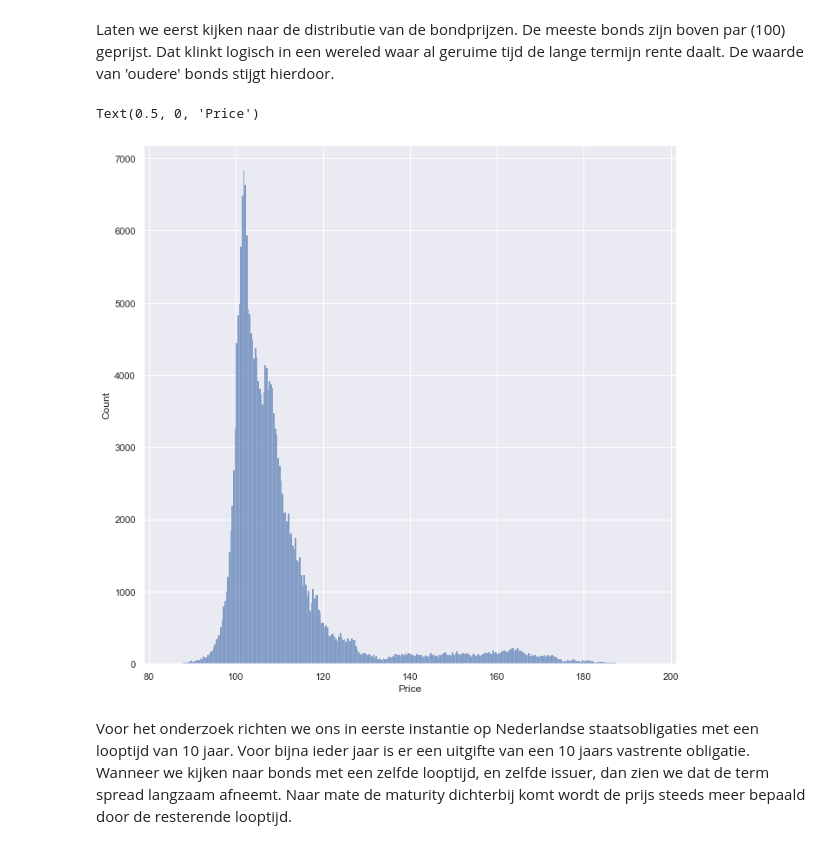
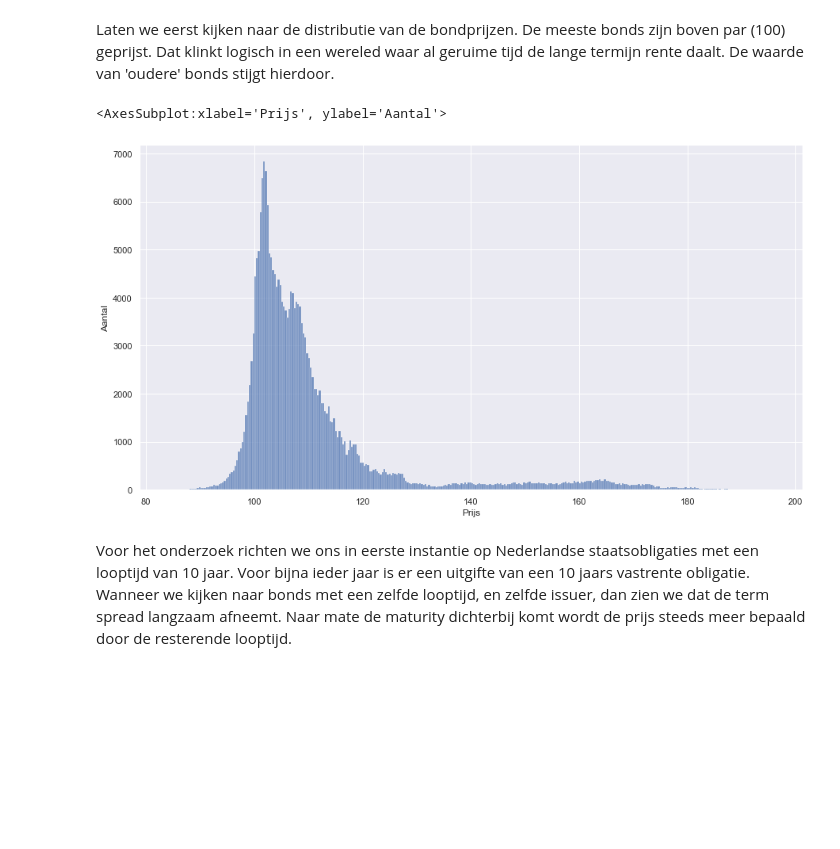
Before and after one commit to Merijn68/BondTrading, a Jupyter notebook: notebooks/03_data_exploratie.ipynb, the cells around one changed output. Drawn from its saved outputs; the diff is of its cells as text; code cells hidden in the pictures; blank space fills up the shorter version.

Commit message:
visualizatie

```diff
--- a/notebooks/03_data_exploratie.ipynb
+++ b/notebooks/03_data_exploratie.ipynb
@@ -56,11 +56,10 @@ df_price.head()
 # %% [markdown]
 Laten we eerst kijken naar de distributie van de bondprijzen. De meeste bonds zijn boven par (100) geprijst. Dat klinkt logisch in een wereled waar al geruime tijd de lange termijn rente daalt. De waarde van 'oudere' bonds stijgt hierdoor.
 # %%
-sns.histplot(df_price, x = 'mid')
-plt.xlabel("Price")
+visualize.distribution(df_price,x = 'mid')
 # %% [output]
-Text(0.5, 0, 'Price')
+<AxesSubplot:xlabel='Prijs', ylabel='Aantal'>
-[figure, old version]
+[figure, new version]
 # %% [markdown]
 Voor het onderzoek richten we ons in eerste instantie op Nederlandse staatsobligaties met een looptijd van 10 jaar. Voor bijna ieder jaar is er een uitgifte van een 10 jaars vastrente obligatie. Wanneer we kijken naar bonds met een zelfde looptijd, en zelfde issuer, dan zien we dat de term spread langzaam afneemt. Naar mate de maturity dichterbij komt wordt de prijs steeds meer bepaald door de resterende looptijd.
 # %%
```
Also changed, not shown: 1 other file.
